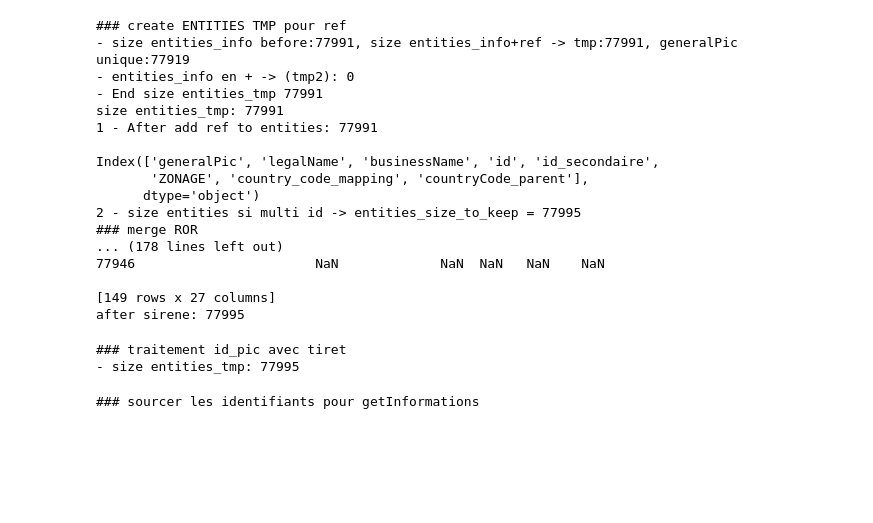
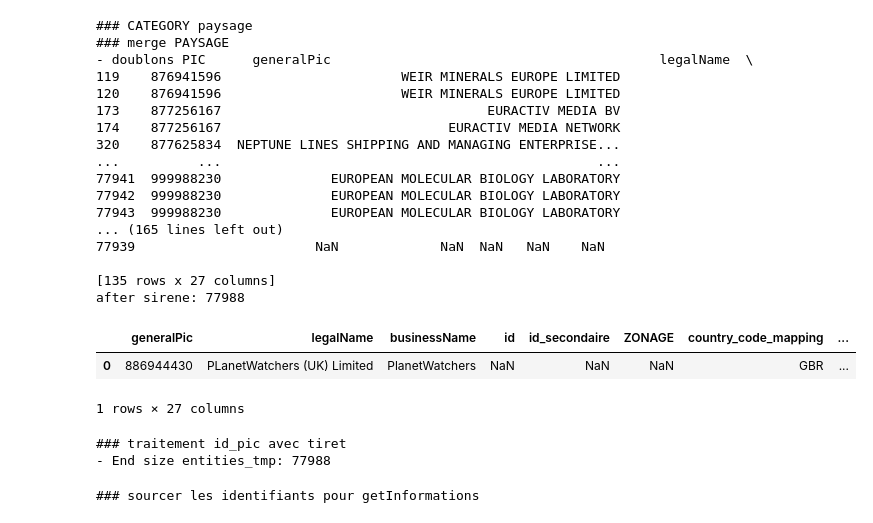
Before and after one commit to dataesr/pcri, a Jupyter notebook: test.ipynb, the cells around one changed output. Drawn from its saved outputs; the diff is of its cells as text; code cells hidden in the pictures; blank space fills up the shorter version.

```diff
--- a/test.ipynb
+++ b/test.ipynb
@@ -235,25 +217,6 @@ size merged after add topics: 102295
 # %%
-entities_tmp = entities_tmp_create(entities_info, countries, ref)
-print(f"size entities_tmp: {len(entities_tmp)}")
-entities_tmp = entities_for_merge(entities_tmp)
-
-### Executer uniquement si besoin
-# lid_source, unknow_list = ID_entities_list(ref_source)
-# ror = ror_getRefInfo(lid_source)
-# siren_siret = get_siret_siege(lid_source)
-# paysage_id = ID_to_IDpaysage(lid_source, siren_siret)
-# paysage, paysage_mires = paysage_getRefInfo(lid_source, siren_siret, paysage_old=None)
-# paysage_category = IDpaysage_category(paysage)
-# sirene = get_sirene(lid_source, sirene_old=None)
-
-#############################################################################################################
-
-
-### merge entities_tmp + referentiel
-# ROR
-### si besoin de charger ror pickle
-ror = pd.read_pickle(f"{PATH_REF}ror_df.pkl")
-entities_tmp = merge_ror(entities_tmp, ror)
+# ror = pd.read_pickle(f"{PATH_REF}ror_df.pkl")
+# entities_tmp = merge_ror(entities_tmp, ror)
 
 # PAYSAGE
 ### si besoin de charger paysage pickle
@@ -262,6 +225,9 @@ paysage_category = pd.read_pickle(f"{PATH_SOURCE}paysage_category.pkl")
 # paysage_category = IDpaysage_category(paysage)
 cat_filter = category_paysage(paysage_category)
 entities_tmp = merge_paysage(entities_tmp, paysage, cat_filter)
+
+# SIRENE
+### si besoin de charger paysage pickle
 sirene = pd.read_pickle(f"{PATH_REF}sirene_df.pkl")
 entities_tmp = merge_sirene(entities_tmp, sirene)
 
@@ -270,23 +236,30 @@ entities_tmp.loc[(~entities_tmp.id.isnull())&(entities_tmp.entities_id.isnull())
 if any(entities_tmp.siren.str.contains(';', na=False)):
     print("ATTENTION faire code pour traiter deux siren différents -> ce qui serait bizarre qu'il y ait 2 siren")
 # %% [output]
-### create ENTITIES TMP pour ref
-- size entities_info before:77991, size entities_info+ref -> tmp:77991, generalPic unique:77919
-- entities_info en + -> (tmp2): 0
-- End size entities_tmp 77991
-size entities_tmp: 77991
-1 - After add ref to entities: 77991
+### CATEGORY paysage
+### merge PAYSAGE
+- doublons PIC      generalPic                                          legalName  \
+119    876941596                       WEIR MINERALS EUROPE LIMITED
+120    876941596                       WEIR MINERALS EUROPE LIMITED
+173    877256167                                  EURACTIV MEDIA BV
+174    877256167                             EURACTIV MEDIA NETWORK
+320    877625834  NEPTUNE LINES SHIPPING AND MANAGING ENTERPRISE...
+...          ...                                                ...
+77941  999988230              EUROPEAN MOLECULAR BIOLOGY LABORATORY
+77942  999988230              EUROPEAN MOLECULAR BIOLOGY LABORATORY
+77943  999988230              EUROPEAN MOLECULAR BIOLOGY LABORATORY
+... (165 lines left out)
+77939                       NaN             NaN  NaN   NaN    NaN
 
-Index(['generalPic', 'legalName', 'businessName', 'id', 'id_secondaire',
-       'ZONAGE', 'country_code_mapping', 'countryCode_parent'],
-      dtype='object')
-2 - size entities si multi id -> entities_size_to_keep = 77995
-### merge ROR
-... (178 lines left out)
-77946                       NaN             NaN  NaN   NaN    NaN
-
-[149 rows x 27 columns]
-after sirene: 77995
+[135 rows x 27 columns]
+after sirene: 77988
+# %%
+entities_tmp[entities_tmp.generalPic=='886944430']
+# ref[ref.generalPic=='886944430'].merge(countries[['countryCode', 'country_code_mapping', 'country_name_mapping', 'countryCode_parent']], how='left', on='countryCode')
+# %% [output]
+|  | generalPic | legalName | businessName | id | id_secondaire | ZONAGE | country_code_mapping | ... |
+| 0 | 886944430 | PLanetWatchers (UK) Limited | PlanetWatchers | NaN | NaN | NaN | GBR | ... |
+1 rows × 27 columns
 # %%
 import pandas as pd
 def IDpic(entities_tmp):
@@ -307,12 +280,12 @@ def IDpic(entities_tmp):
 
     # IDENT pic : corriger appliquer les lignes ci-dessous uniuqument sur entities_id est null ou commence par pic
     entities_tmp.loc[entities_tmp.entities_id.isnull(), 'entities_id'] = "pic"+entities_tmp.generalPic.map(str)
-    print(f"- size entities_tmp: {len(entities_tmp)}")
+    print(f"- End size entities_tmp: {len(entities_tmp)}")
     return entities_tmp
 entities_tmp = IDpic(entities_tmp)
 # %% [output]
 ### traitement id_pic avec tiret
-- size entities_tmp: 77995
+- End size entities_tmp: 77988
 # %%
 entities_tmp = entities_tmp.merge(get_source_ID(entities_tmp, 'entities_id'), how='left', on='entities_id')
 # %% [output]
```
Also changed, not shown: parts of 8 cells of this notebook, 5 other files.
